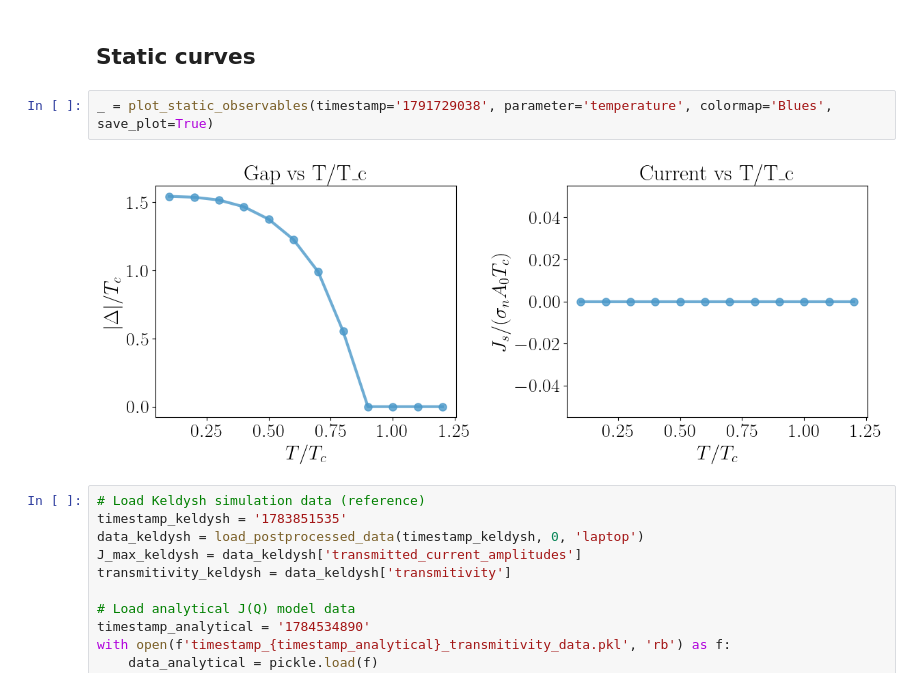
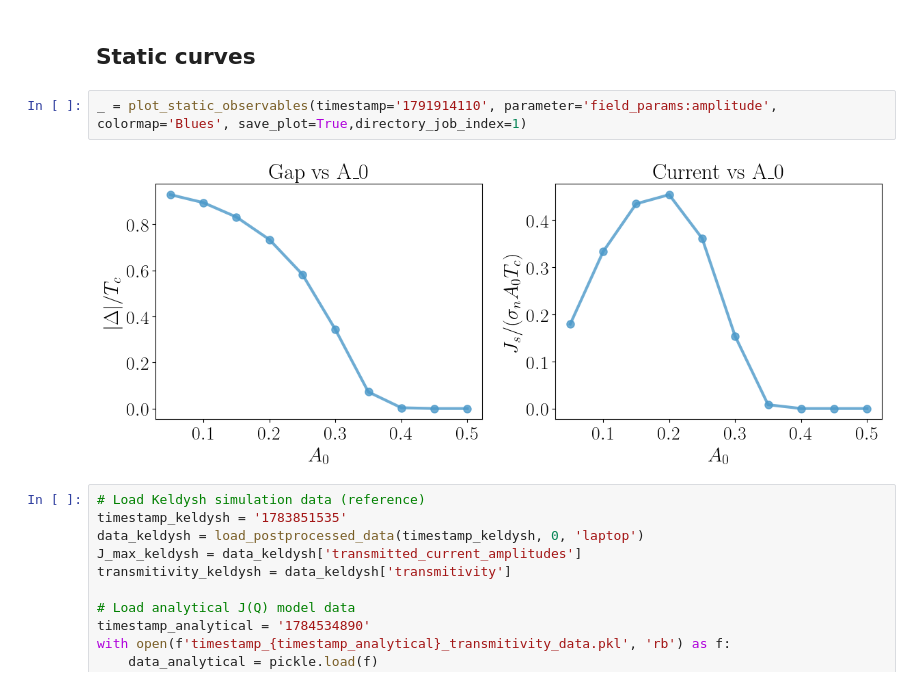
Before and after one commit to j-curtis/psBQP, a Jupyter notebook: Jupyter_notebooks/visualize_results.ipynb, the cells around one changed output. Drawn from its saved outputs; the diff is of its cells as text.

```diff
--- a/Jupyter_notebooks/visualize_results.ipynb
+++ b/Jupyter_notebooks/visualize_results.ipynb
@@ -158,9 +158,9 @@ _ = plot_two_time_greens_function(timestamp='1782219990', directory_job_index= 0
 # %% [markdown]
 ## Static curves
 # %%
-_ = plot_static_observables(timestamp='1791729038', parameter='temperature', colormap='Blues', save_plot=True)
+_ = plot_static_observables(timestamp='1791914110', parameter='field_params:amplitude', colormap='Blues', save_plot=True,directory_job_index=1)
 # %% [output]
-[figure, old version]
+[figure, new version]
 # %%
 # Load Keldysh simulation data (reference)
 timestamp_keldysh = '1783851535'
```
Also changed, not shown: parts of 2 cells of this notebook, 12 other files.
